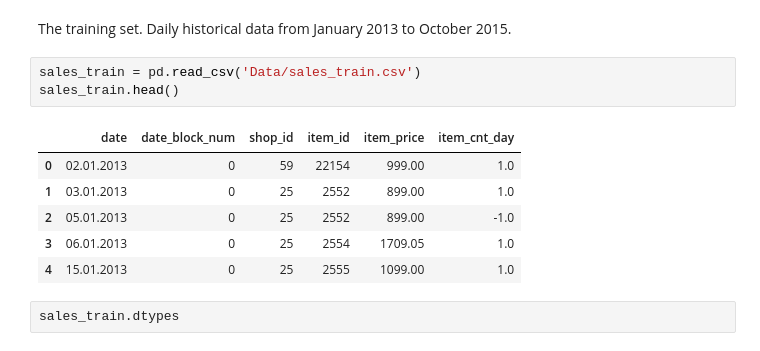
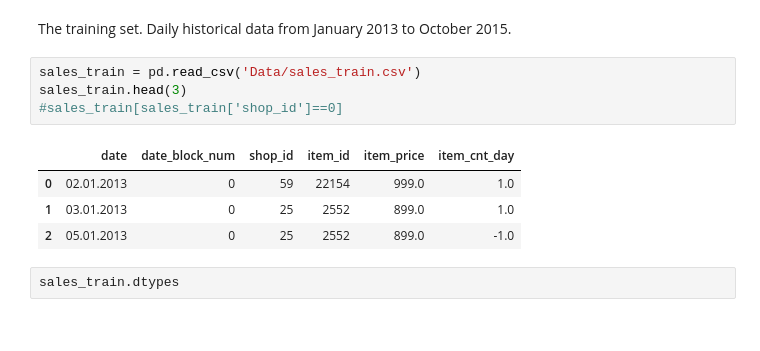
Before and after one commit to ozgekadioglu/Predict_Future_Sales, a Jupyter notebook: PresentableNotebook.ipynb, the cells around one changed output. Drawn from its saved outputs; the diff is of its cells as text.

```diff
--- a/PresentableNotebook.ipynb
+++ b/PresentableNotebook.ipynb
@@ -116,14 +232,13 @@ pd.read_csv('Data/sample_submission.csv')
 The training set. Daily historical data from January 2013 to October 2015.
 # %%
 sales_train = pd.read_csv('Data/sales_train.csv')
-sales_train.head()
+sales_train.head(3)
+#sales_train[sales_train['shop_id']==0]
 # %% [output]
 |  | date | date_block_num | shop_id | item_id | item_price | item_cnt_day |
-| 0 | 02.01.2013 | 0 | 59 | 22154 | 999.00 | 1.0 |
-| 1 | 03.01.2013 | 0 | 25 | 2552 | 899.00 | 1.0 |
-| 2 | 05.01.2013 | 0 | 25 | 2552 | 899.00 | -1.0 |
-| 3 | 06.01.2013 | 0 | 25 | 2554 | 1709.05 | 1.0 |
-| 4 | 15.01.2013 | 0 | 25 | 2555 | 1099.00 | 1.0 |
+| 0 | 02.01.2013 | 0 | 59 | 22154 | 999.0 | 1.0 |
+| 1 | 03.01.2013 | 0 | 25 | 2552 | 899.0 | 1.0 |
+| 2 | 05.01.2013 | 0 | 25 | 2552 | 899.0 | -1.0 |
 # %%
 sales_train.dtypes
 # %% [output]
```
Also changed, not shown: parts of 139 cells of this notebook.
